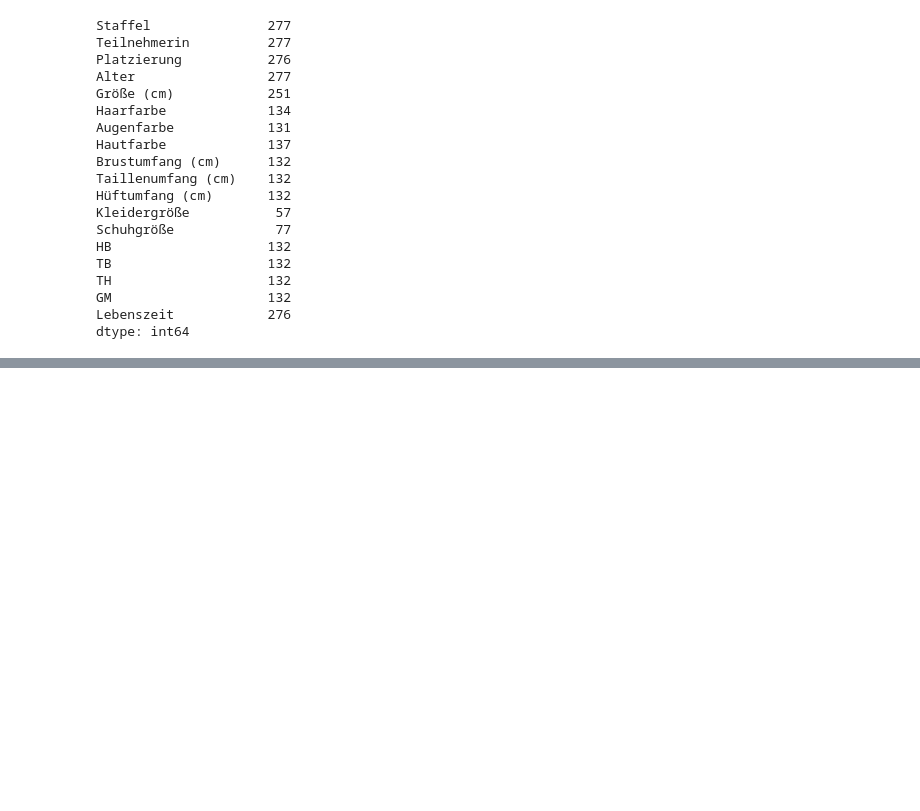
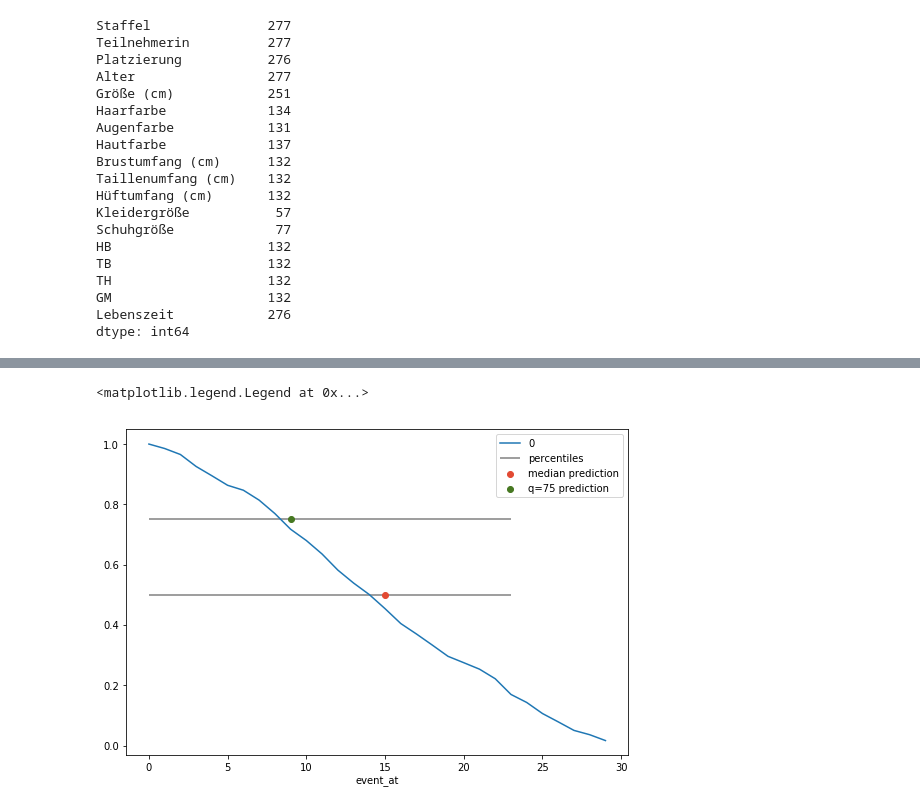
Before and after one commit to hamiltonian/GNTM, a Jupyter notebook: jupyter/GNTM Survival Analysis.ipynb, the cells around one changed output, grey strips where cells are left out. Cells and saved outputs as stored; diff of their text form; code cells hidden in the pictures; blank space fills up the shorter version.

```diff
--- a/jupyter/GNTM Survival Analysis.ipynb
+++ b/jupyter/GNTM Survival Analysis.ipynb
@@ -158,0 +214,18 @@ data_clean.head()
+# %%
+from lifelines.utils import median_survival_times, qth_survival_times
+subject=0
+
+predictions_50 = median_survival_times(unconditioned_sf)
+predictions_75 = qth_survival_times(0.75, unconditioned_sf)
+
+unconditioned_sf[subject].plot(figsize=(9,6));
+
+plt.hlines([0.5, 0.75], 0, 23, alpha=0.5, label="percentiles")
+
+plt.scatter(median_survival_times(unconditioned_sf[subject]), 0.5,  color="#E24A33", label="median prediction", zorder=20)
+plt.scatter(qth_survival_times(0.75, unconditioned_sf[subject]), 0.75,  color="#467821", label="q=75 prediction", zorder=20)
+
+plt.legend()
+# %% [output]
+<matplotlib.legend.Legend at 0x...>
+[figure, added]
```
Also changed, not shown: parts of 12 cells of this notebook.
